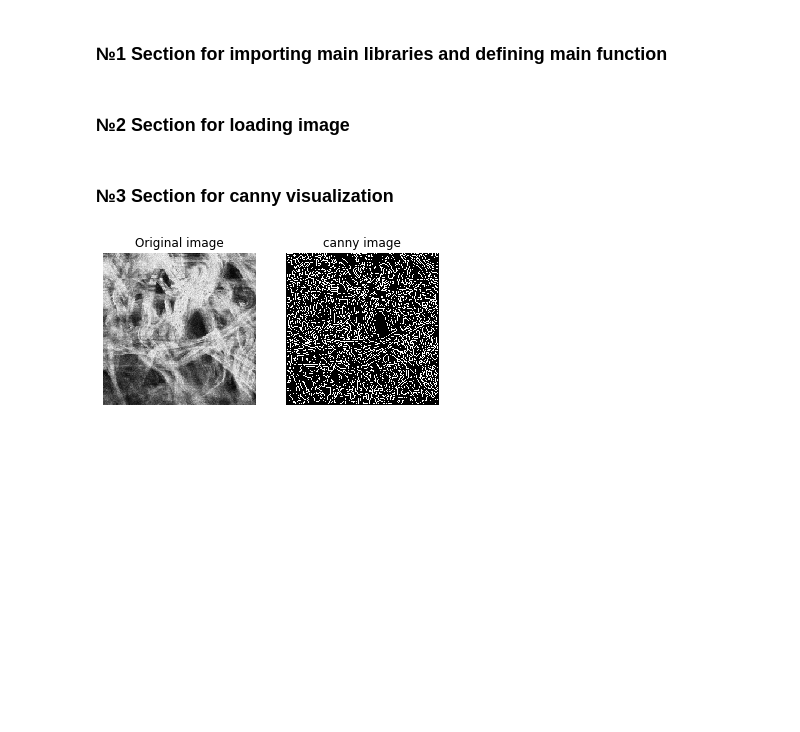
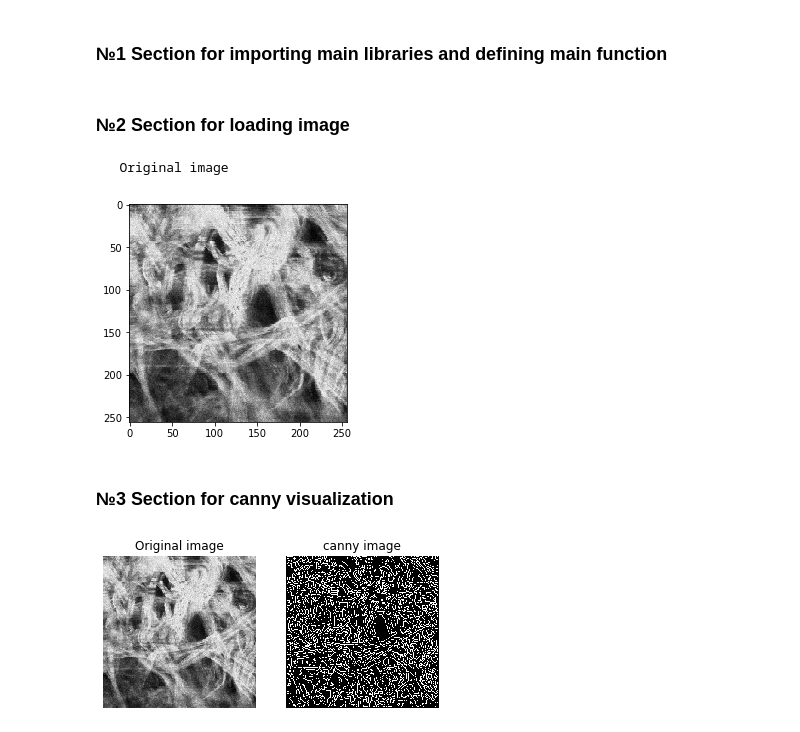
Before and after one commit to biophotonics-lab-tsu/monograph, a Jupyter notebook: 3rd chapter/canny.ipynb, the cells around one changed output. Saved outputs shown, nothing was run; the diff lists cells and outputs as text; code cells hidden in the pictures; blank space fills up the shorter version.

```diff
--- a/3rd chapter/canny.ipynb
+++ b/3rd chapter/canny.ipynb
@@ -22,6 +22,12 @@ def plot2figs(image1, image2, title):
 ### №2 Section for loading image
 # %%
 image = np.asarray(Image.open(os.path.join('../bin_data', 'collagen.png')))
+print('   Original image')
+plt.imshow(image, cmap=plt.cm.gray)
+plt.show()
+# %% [output]
+   Original image
+[figure, added]
 # %% [markdown]
 ### №3 Section for canny visualization
 # %%
```
Also changed, not shown: 4 other files.
